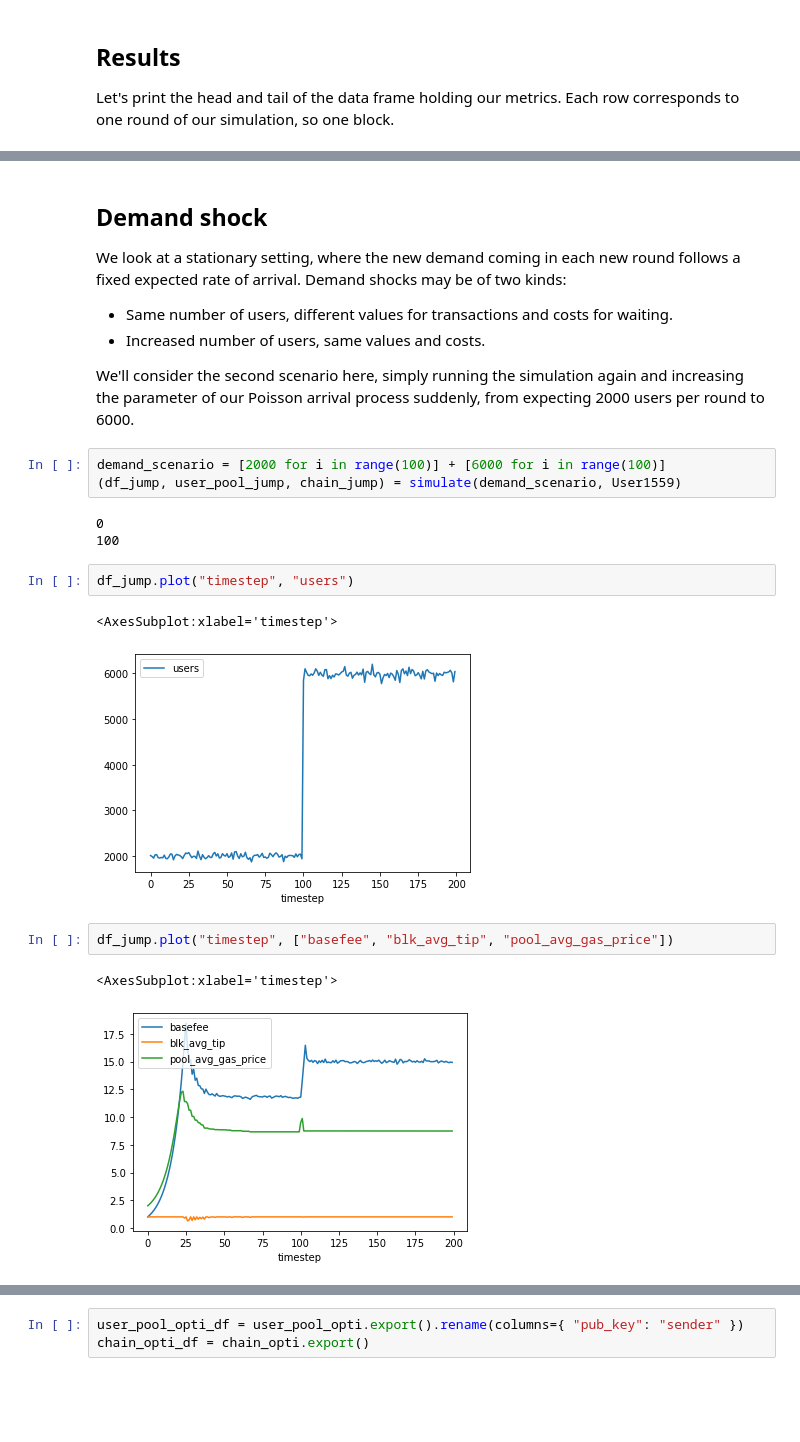
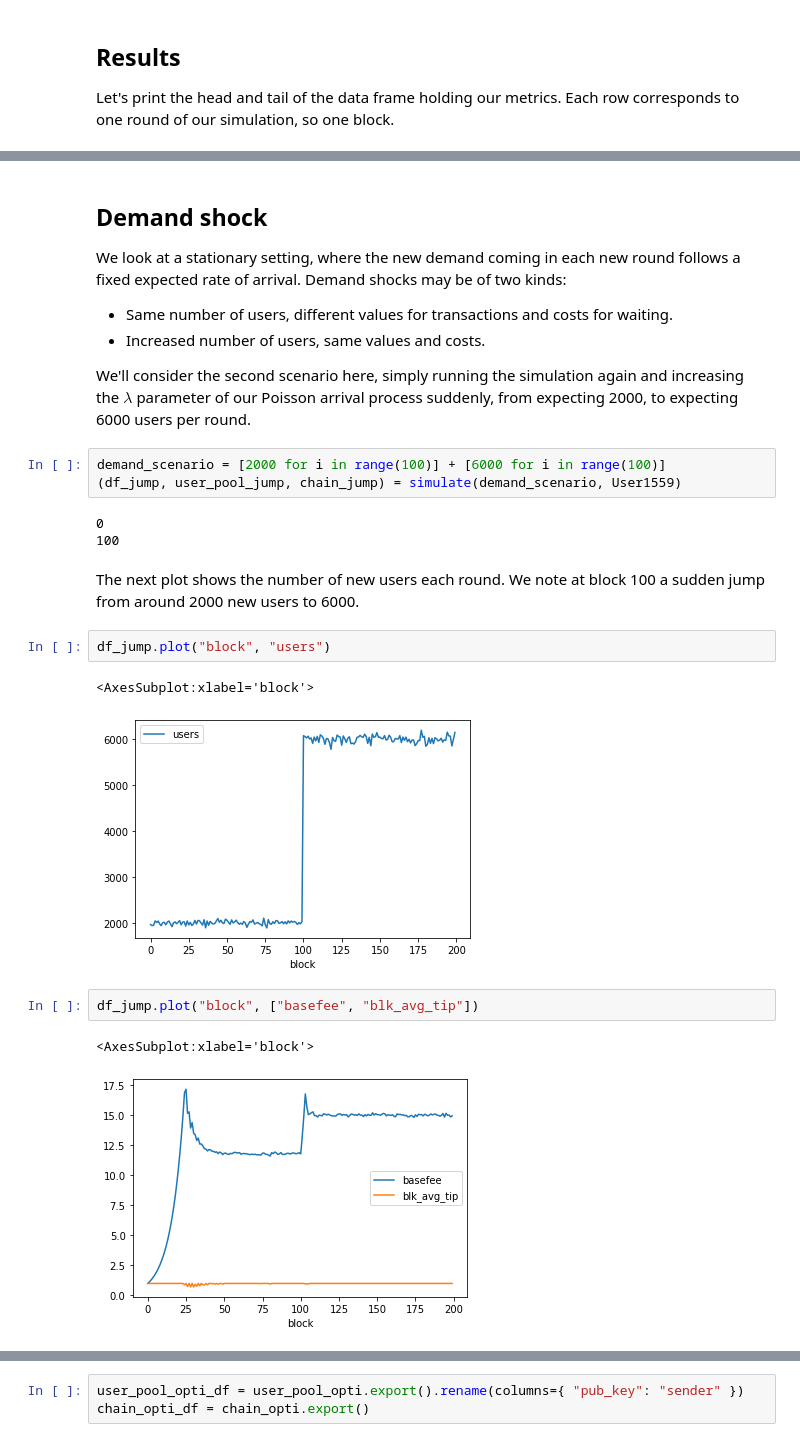
Before and after one commit to ethereum/abm1559, a Jupyter notebook: notebooks/stationary1559.ipynb, the cells around one changed output, grey strips where cells are left out. Drawn from its saved outputs; the diff is of its cells as text; blank space fills up the shorter version.

```diff
--- a/notebooks/stationary1559.ipynb
+++ b/notebooks/stationary1559.ipynb
@@ -176,21 +184,23 @@ We look at a stationary setting, where the new demand coming in each new round f
 - Same number of users, different values for transactions and costs for waiting.
 - Increased number of users, same values and costs.
 
-We'll consider the second scenario here, simply running the simulation again and increasing the parameter of our Poisson arrival process suddenly, from expecting 2000 users per round to 6000.
+We'll consider the second scenario here, simply running the simulation again and increasing the $\lambda$ parameter of our Poisson arrival process suddenly, from expecting 2000, to expecting 6000 users per round.
 # %%
 demand_scenario = [2000 for i in range(100)] + [6000 for i in range(100)]
 (df_jump, user_pool_jump, chain_jump) = simulate(demand_scenario, User1559)
 # %% [output]
 0
 100
+# %% [markdown]
+The next plot shows the number of new users each round. We note at block 100 a sudden jump from around 2000 new users to 6000.
 # %%
-df_jump.plot("timestep", "users")
+df_jump.plot("block", "users")
 # %% [output]
-<AxesSubplot:xlabel='timestep'>
+<AxesSubplot:xlabel='block'>
-[figure, old version]
+[figure, new version]
 # %%
-df_jump.plot("timestep", ["basefee", "blk_avg_tip", "pool_avg_gas_price"])
+df_jump.plot("block", ["basefee", "blk_avg_tip"])
 # %% [output]
-<AxesSubplot:xlabel='timestep'>
+<AxesSubplot:xlabel='block'>
-[figure, old version]
+[figure, new version]
 # %% [markdown]
```
Also changed, not shown: parts of 38 cells of this notebook, 1 other file.
